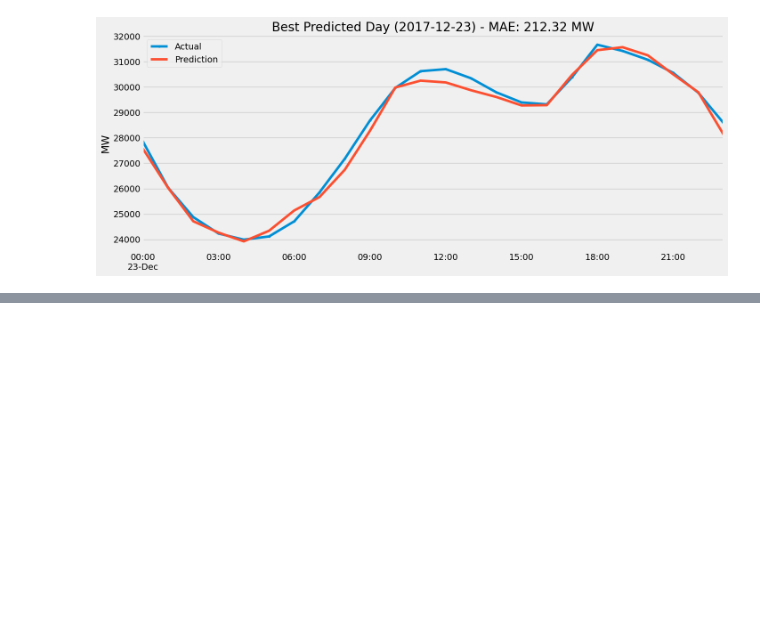
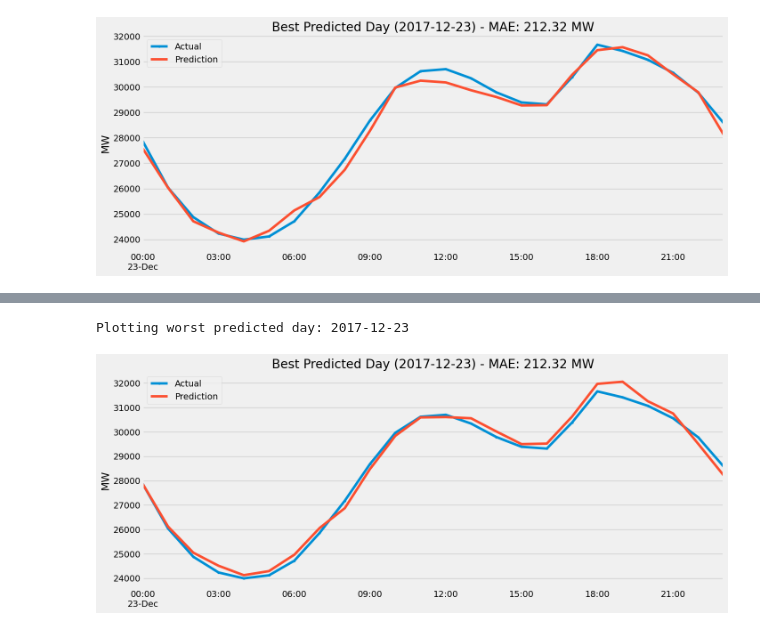
Before and after one commit to tealeave/hourly_energy_consumption, a Jupyter notebook: notebooks/xgboost-weather-lag.ipynb, the cells around one changed output, grey strips where cells are left out. Drawn from its saved outputs; the diff is of its cells as text; code cells hidden in the pictures; blank space fills up the shorter version.

```diff
--- a/notebooks/time-series-forecasting-with-xgboost-2.ipynb
+++ b/notebooks/xgboost-weather-lag.ipynb
@@ -613,0 +831,17 @@ Plotting worst predicted day: 2017-12-23
+# %%
+# Find the date with the lowest mean absolute error
+worst_day = error_by_day['mean_abs_error'].idxmin()
+worst_day_str = worst_day.strftime('%Y-%m-%d')
+
+print(f"Plotting worst predicted day: {worst_day_str}")
+
+fig, ax = plt.subplots(figsize=(15, 6))
+test_df.loc[worst_day_str][TARGET].plot(ax=ax, label='Actual', style='.-')
+test_df.loc[worst_day_str]['MW_Prediction'].plot(ax=ax, label='Prediction', style='-')
+ax.set_title(f'Best Predicted Day ({worst_day_str}) - MAE: {error_by_day.loc[worst_day, "mean_abs_error"]:.2f} MW')
+ax.set_ylabel('MW')
+ax.legend()
+plt.show()
+# %% [output]
+Plotting worst predicted day: 2017-12-23
+[figure, added]
```
Also changed, not shown: parts of 9 cells of this notebook, 3 other files.
